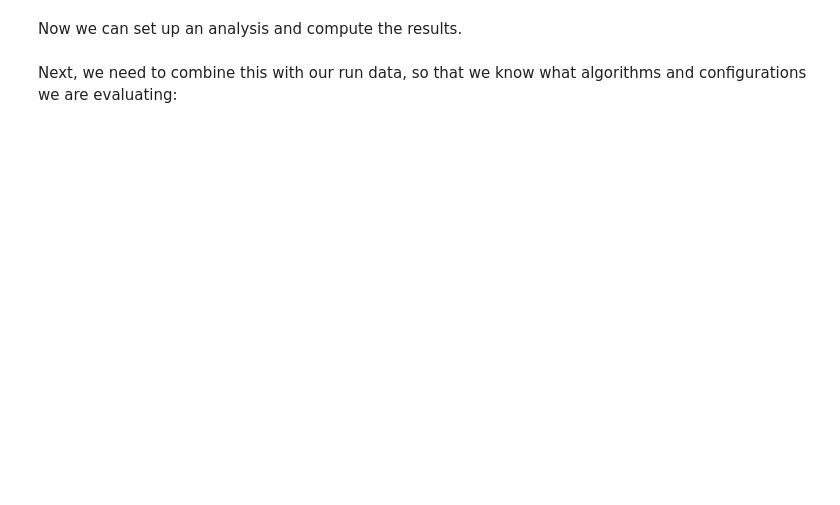
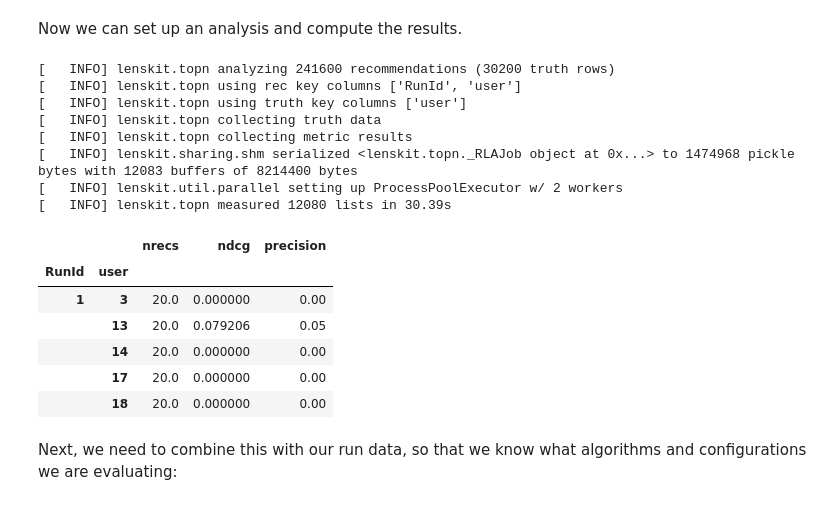
Before and after one commit to jacobmunson/lenskit_confidence, a Jupyter notebook: examples/BaselinesEval_UBCF_IBCF.ipynb, the cells around one changed output. Saved outputs shown, nothing was run; the diff lists cells and outputs as text; code cells hidden in the pictures; blank space fills up the shorter version.

```diff
--- a/examples/BaselinesEval_UBCF_IBCF.ipynb
+++ b/examples/BaselinesEval_UBCF_IBCF.ipynb
@@ -106,10 +174,25 @@ Now we can set up an analysis and compute the results.
 # %%
 rla = topn.RecListAnalysis()
 rla.add_metric(topn.ndcg) # precision, recall, recip_rank, dcg, ndcg
 rla.add_metric(topn.precision)
-#rla.add_metric(predict.rmse)
-raw_ndcg = rla.compute(recs, truth)
-raw_ndcg.head()
+topn_compute = rla.compute(recs, truth)
+topn_compute.head()
+# %% [output]
+[   INFO] lenskit.topn analyzing 241600 recommendations (30200 truth rows)
+[   INFO] lenskit.topn using rec key columns ['RunId', 'user']
+[   INFO] lenskit.topn using truth key columns ['user']
+[   INFO] lenskit.topn collecting truth data
+[   INFO] lenskit.topn collecting metric results
+[   INFO] lenskit.sharing.shm serialized <lenskit.topn._RLAJob object at 0x...> to 1474968 pickle bytes with 12083 buffers of 8214400 bytes
+[   INFO] lenskit.util.parallel setting up ProcessPoolExecutor w/ 2 workers
+[   INFO] lenskit.topn measured 12080 lists in 30.39s
+|  |  | nrecs | ndcg | precision |
+| RunId | user |  |  |  |
+| 1 | 3 | 20.0 | 0.000000 | 0.00 |
+|  | 13 | 20.0 | 0.079206 | 0.05 |
+|  | 14 | 20.0 | 0.000000 | 0.00 |
+|  | 17 | 20.0 | 0.000000 | 0.00 |
+|  | 18 | 20.0 | 0.000000 | 0.00 |
 # %% [markdown]
 Next, we need to combine this with our run data, so that we know what algorithms and configurations we are evaluating:
 # %%
```
Also changed, not shown: parts of 51 cells of this notebook.
